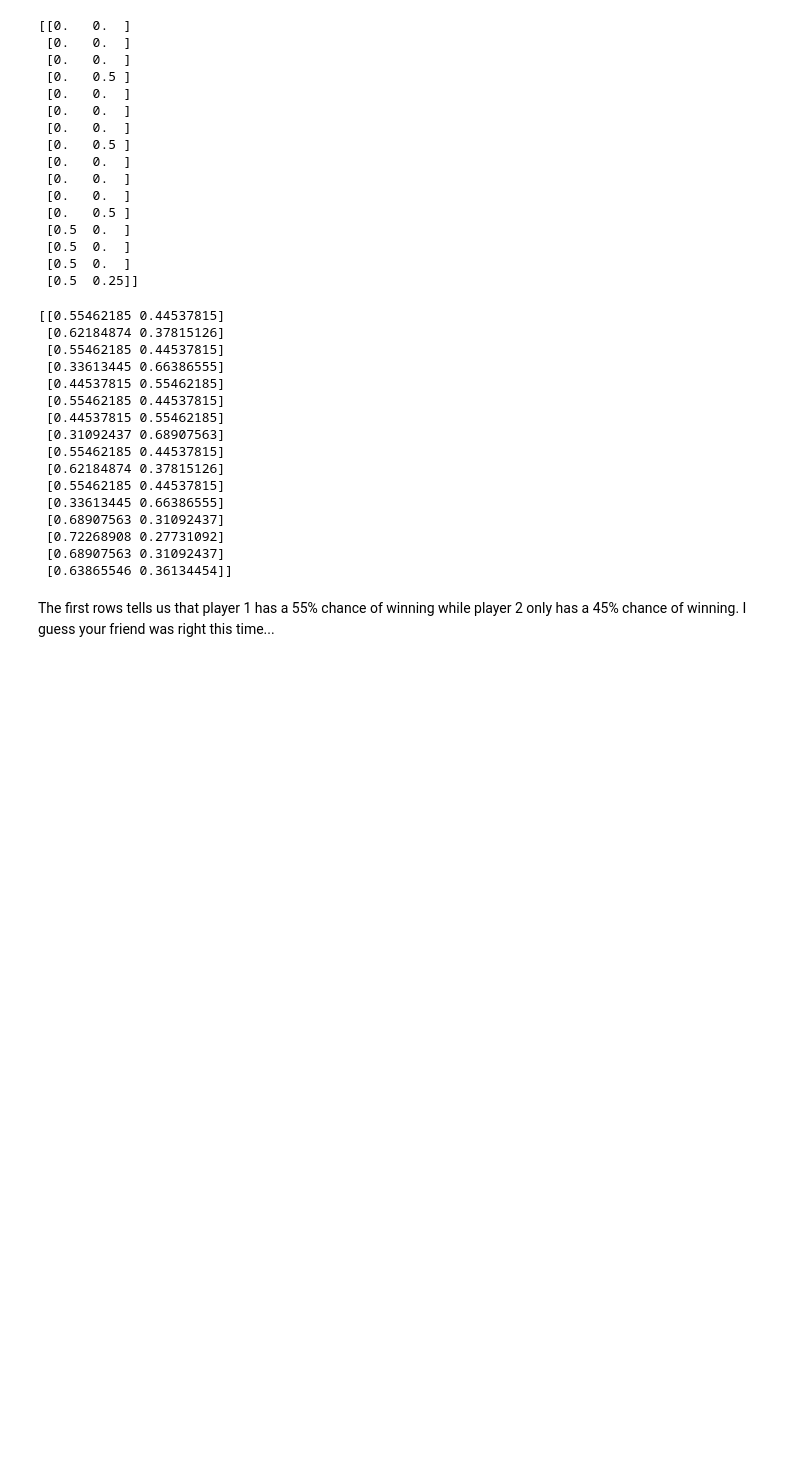
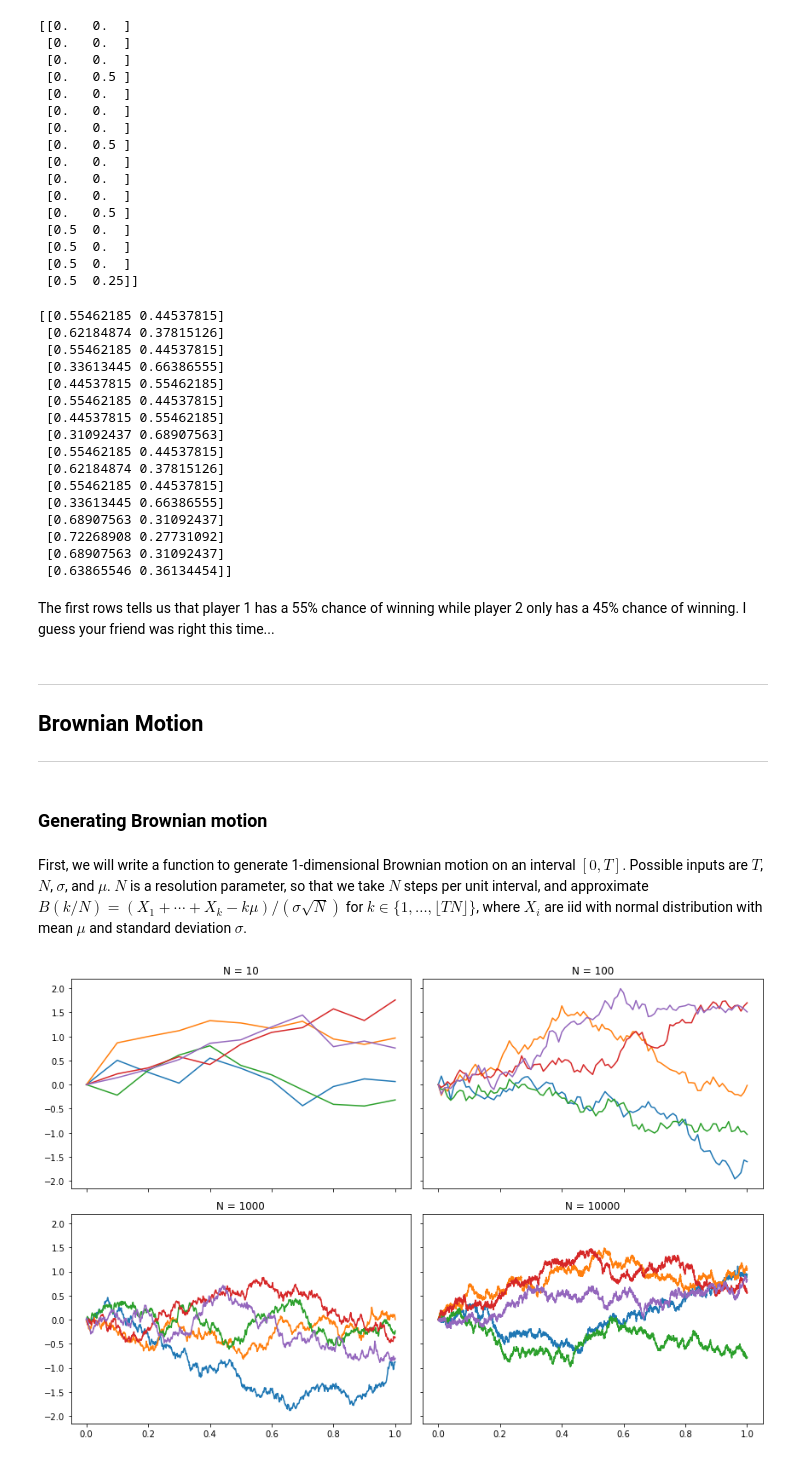
Before and after one commit to kevinrchilders/stochastics, a Jupyter notebook: stochastics.ipynb, the cells around one changed output. Drawn from its saved outputs; the diff is of its cells as text; code cells hidden in the pictures; blank space fills up the shorter version.

```diff
--- a/stochastics.ipynb
+++ b/stochastics.ipynb
@@ -415,3 +416,52 @@ print(np.dot(np.linalg.inv(np.identity(16) - Q), S))
 # %% [markdown]
 The first rows tells us that player 1 has a 55% chance of winning while player 2 only has a 45% chance of winning.
 I guess your friend was right this time...
+# %% [markdown]
+---
+
+## Brownian Motion
+
+---
+# %% [markdown]
+### Generating Brownian motion
+# %% [markdown]
+First, we will write a function to generate 1-dimensional Brownian motion on an interval $[0, T]$.
+Possible inputs are $T$, $N$, $\sigma$, and $\mu$.
+$N$ is a resolution parameter, so that we take $N$ steps per unit interval, and approximate $B(k/N) = (X_1 + \cdots + X_k - k\mu)/(\sigma\sqrt N)$ for $k \in \{1, \ldots, \lfloor TN \rfloor\}$, where $X_i$ are iid with normal distribution with mean $\mu$ and standard deviation $\sigma$.
+# %%
+# Approximates Brownian motion on [0, T] with N steps per unit interval.
+# Returns time steps and a sample of brownian motion at these time steps.
+
+def brownian(T=1, N=1000, mu=0, sigma=1):
+  length = int(N * T)
+  X = np.random.randn(length) * sigma + mu
+  B = np.concatenate(([0], np.cumsum(X - mu) / sigma / np.sqrt(N)))
+  return np.arange(length+1) / N, B
+# %%
+# Plots some examples of Brownian motion, varying the resolution parameter N
+
+fig, axes = plt.subplots(2,2, sharex=True, sharey=True, figsize=(12,8))
+
+axes[0, 0].set_title('N = 10')
+for i in range(5):
+  x, B = brownian(N=10)
+  axes[0, 0].plot(x, B)
+
+axes[0, 1].set_title('N = 100')
+for i in range(5):
+  x, B = brownian(N=100)
+  axes[0, 1].plot(x, B)
+
+axes[1, 0].set_title('N = 1000')
+for i in range(5):
+  x, B = brownian()
+  axes[1, 0].plot(x, B)
+
+axes[1, 1].set_title('N = 10000')
+for i in range(5):
+  x, B = brownian(N=10000)
+  axes[1, 1].plot(x, B)
+
+plt.tight_layout()
+# %% [output]
+[figure, added]
```
Also changed, not shown: parts of 13 cells of this notebook.
